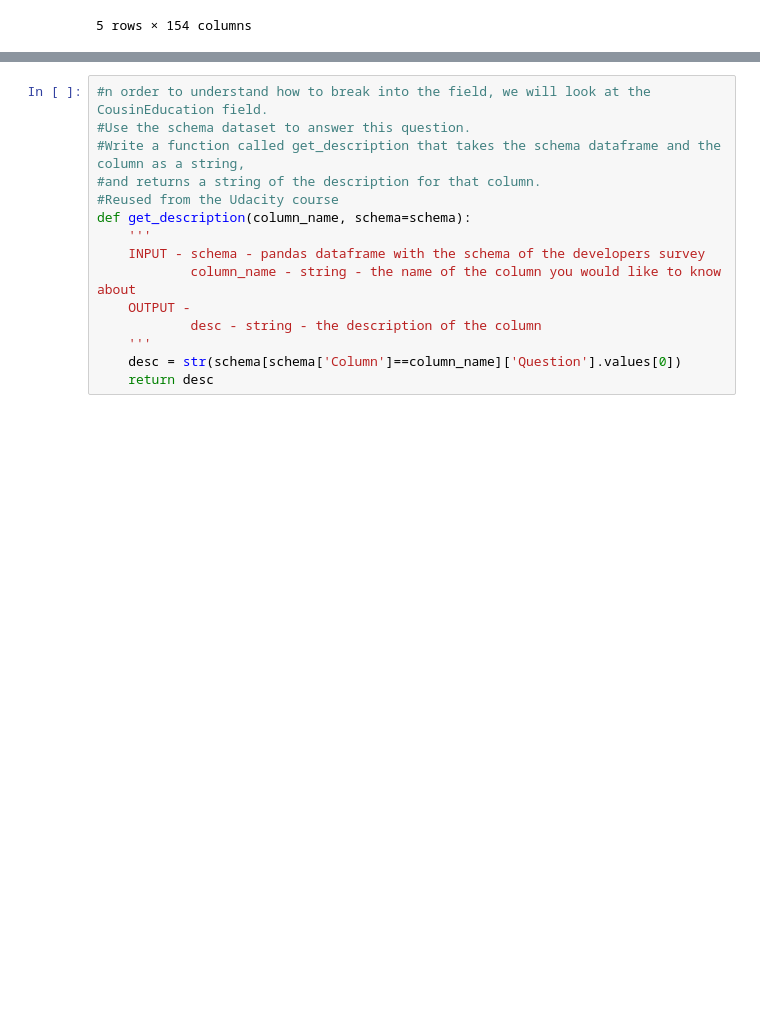
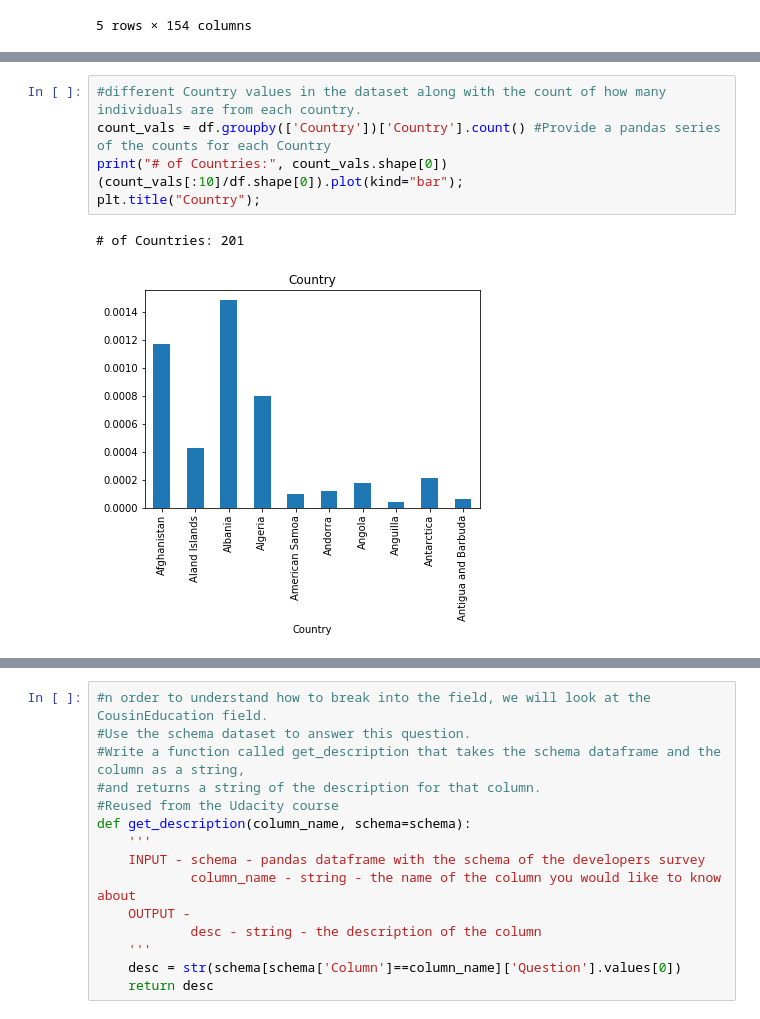
Before and after one commit to pankajbaishya/stackoverflow, a Jupyter notebook: Become a developer.ipynb, the cells around one changed output, grey strips where cells are left out. Cells and saved outputs as stored; diff of their text form; blank space fills up the shorter version.

```diff
--- a/Become a developer.ipynb
+++ b/Become a developer.ipynb
@@ -29,0 +72,9 @@ df.head()
+# %%
+#different Country values in the dataset along with the count of how many individuals are from each country.
+count_vals = df.groupby(['Country'])['Country'].count() #Provide a pandas series of the counts for each Country
+print("# of Countries:", count_vals.shape[0])
+(count_vals[:10]/df.shape[0]).plot(kind="bar");
+plt.title("Country");
+# %% [output]
+# of Countries: 201
+[figure, added]
```
Also changed, not shown: parts of 21 cells of this notebook.
